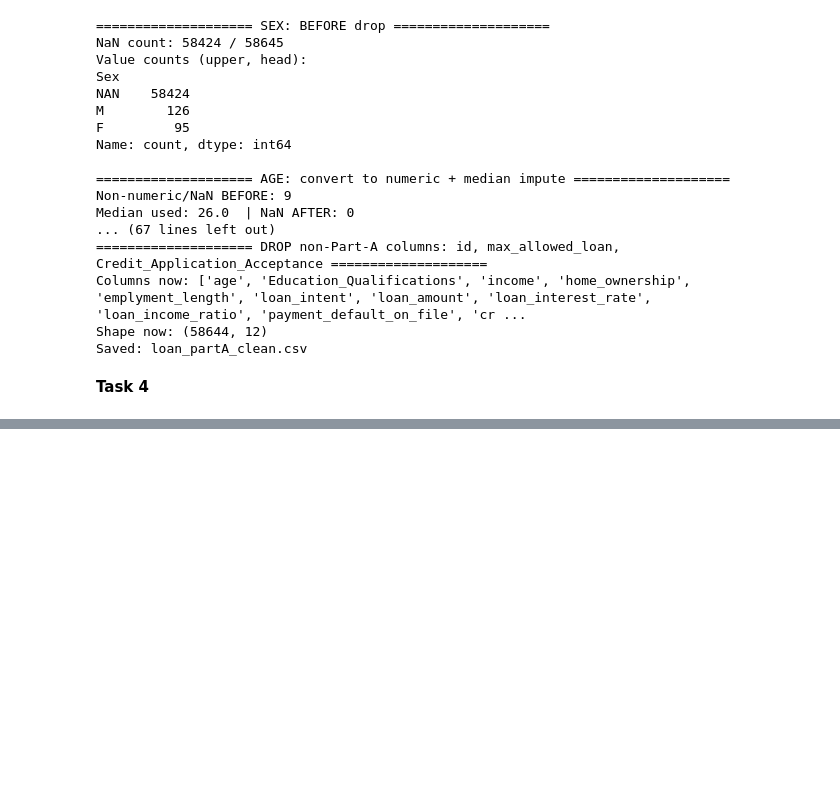
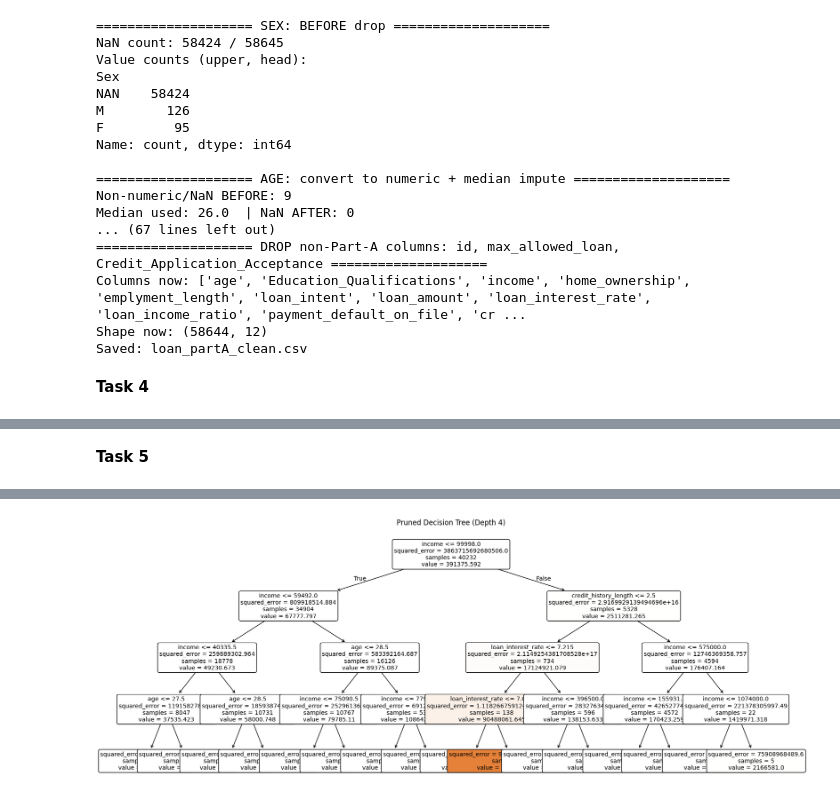
Before and after one commit to RMMalshaPiumini/Loan-Approval-Prediction, a Jupyter notebook: copilot_helps.ipynb, the cells around one changed output, grey strips where cells are left out. Saved outputs shown, nothing was run; the diff lists cells and outputs as text; code cells hidden in the pictures; blank space fills up the shorter version.

```diff
--- a/copilot_helps.ipynb
+++ b/copilot_helps.ipynb
@@ -417,0 +491,13 @@ Random Forest (RF)        0.945777  0.679840   0.918059  0.781193
+# %%
+for name, model in models.items():
+    y_pred = model.predict(X_test)
+    y_prob = model.predict_proba(X_test)[:, 1]
+
+    print(f"\nModel: {name}")
+
+    # Detailed report for the 'Declined' class (1)
+    report = classification_report(y_test, y_pred, output_dict=True)
+    print(f"Recall (Declined):    {report['1']['recall']:.3f}")
+    print(f"Precision (Declined): {report['1']['precision']:.3f}")
+    print(f"F1-Score (Declined):  {report['1']['f1-score']:.3f}")
+    print(f"AUC-ROC:              {roc_auc_score(y_test, y_prob):.3f}")
@@ -417,0 +944,62 @@ Random Forest (RF)        0.945777  0.679840   0.918059  0.781193
+# %% [markdown]
+**Task 5**
+# %%
+# ==========================================
+# PART B - TASK 5: COMPLETE EVALUATION (Fix)
+# ==========================================
+from sklearn.metrics import mean_squared_error, mean_absolute_error, r2_score
+from sklearn.tree import plot_tree, DecisionTreeRegressor
+import matplotlib.pyplot as plt
+import pandas as pd
+
+# --- RE-CALCULATE SCORES (Fixing the NameError) ---
+# This section generates the "Grid" for Task 5a
+def get_metrics(model, X_test, y_test):
+    y_pred = model.predict(X_test)
+    return {
+        "MSE": mean_squared_error(y_test, y_pred),
+        "MAE": mean_absolute_error(y_test, y_pred),
+        "R-Square": r2_score(y_test, y_pred)
+    }
+
+# Calculate scores for the models built in Task 4b
+results_dt1 = get_metrics(dt1, X1_test, y1_test)
+results_dt2 = get_metrics(dt2, X2_test, y2_test)
+
+# --- 1. Task 5a: The "Grid" (Results Table) ---
+print("--- Task 5a Evidence: Test Scores Table ---")
+results_df = pd.DataFrame({
+    "Model 1 (Numeric)": results_dt1,
+    "Model 2 (All Features)": results_dt2
+}).T # Transpose for cleaner look
+
+# Display the table to copy into your report
+print(results_df)
+print("-" * 30)
+
+# --- 2. Task 5d: Pruning & Comparison ---
+# Now 'results_dt2' is defined, so this will work!
+
+print("\n--- Task 5d: Training Pruned Model (Depth=4) ---")
+# Identify best features from Model 2
+best_features = list(X2.columns)
+
+# Train Pruned
+dt_pruned = DecisionTreeRegressor(max_depth=4, random_state=42)
+dt_pruned.fit(X2_train, y2_train) # Using Model 2 data
+
+# Evaluate Pruned
+y_pred_pruned = dt_pruned.predict(X2_test)
+mse_pruned = mean_squared_error(y2_test, y_pred_pruned)
+r2_pruned = r2_score(y2_test, y_pred_pruned)
+
+print(f"Pruned Model R2:  {r2_pruned:.4f}")
+print(f"Unpruned (DT2) R2: {results_dt2['R-Square']:.4f}")
+print(f"Performance Change: {r2_pruned - results_dt2['R-Square']:.4f}")
+
+# Plot the Tree
+plt.figure(figsize=(20, 8))
+plot_tree(dt_pruned, feature_names=best_features, filled=True, fontsize=10, rounded=True)
+plt.title("Pruned Decision Tree (Depth 4)")
+plt.show()
+# %% [output]
@@ -417,0 +1016 @@ Random Forest (RF)        0.945777  0.679840   0.918059  0.781193
+[figure, added]
```
Also changed, not shown: parts of 27 cells of this notebook.
